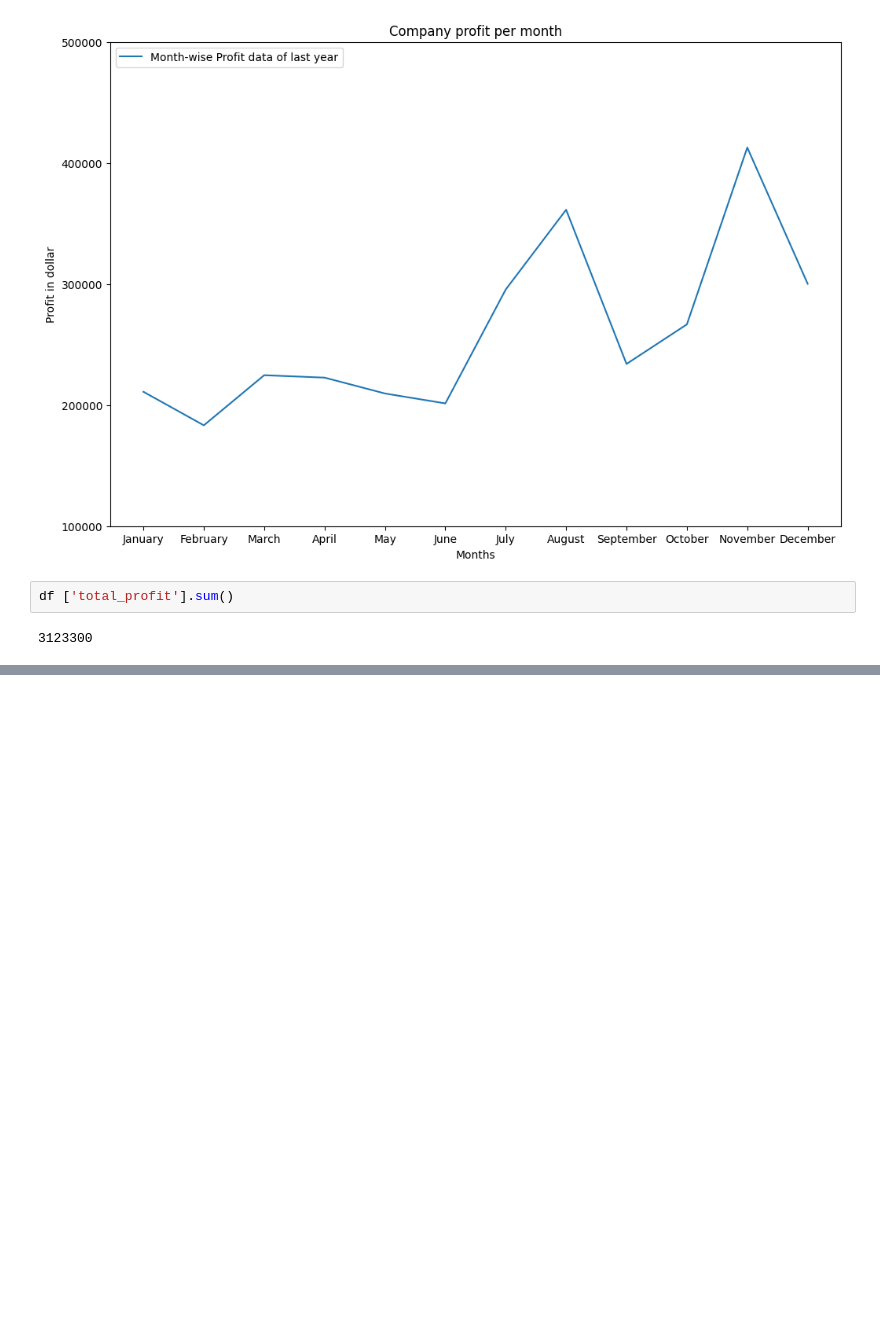
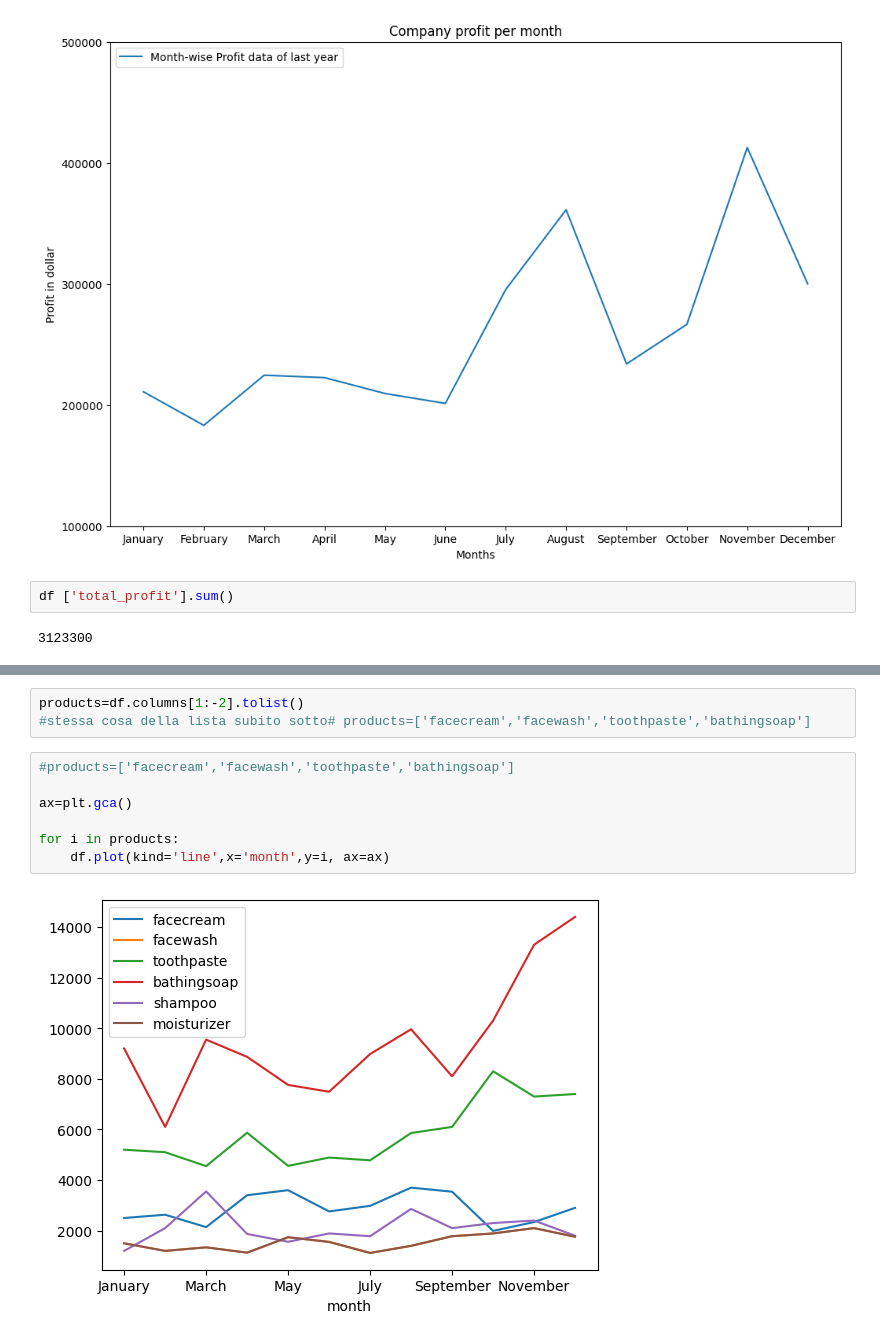
Before and after one commit to Ahmexxx/test, a Jupyter notebook: esercizi.ipynb, the cells around one changed output, grey strips where cells are left out. Drawn from its saved outputs; the diff is of its cells as text; blank space fills up the shorter version.

```diff
--- a/esercizi.ipynb
+++ b/esercizi.ipynb
@@ -333,0 +449,12 @@ df ['total_profit'].sum()
+# %%
+products=df.columns[1:-2].tolist()
+#stessa cosa della lista subito sotto# products=['facecream','facewash','toothpaste','bathingsoap']
+# %%
+#products=['facecream','facewash','toothpaste','bathingsoap']
+
+ax=plt.gca()
+
+for i in products:
+    df.plot(kind='line',x='month',y=i, ax=ax)
+# %% [output]
+[figure, added]
```
Also changed, not shown: parts of 8 cells of this notebook, 2 other files.
